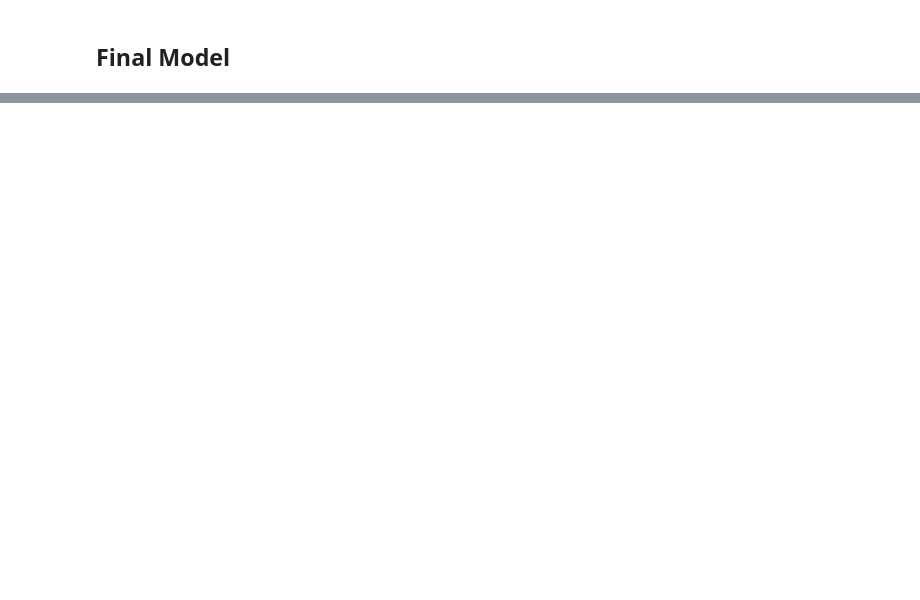
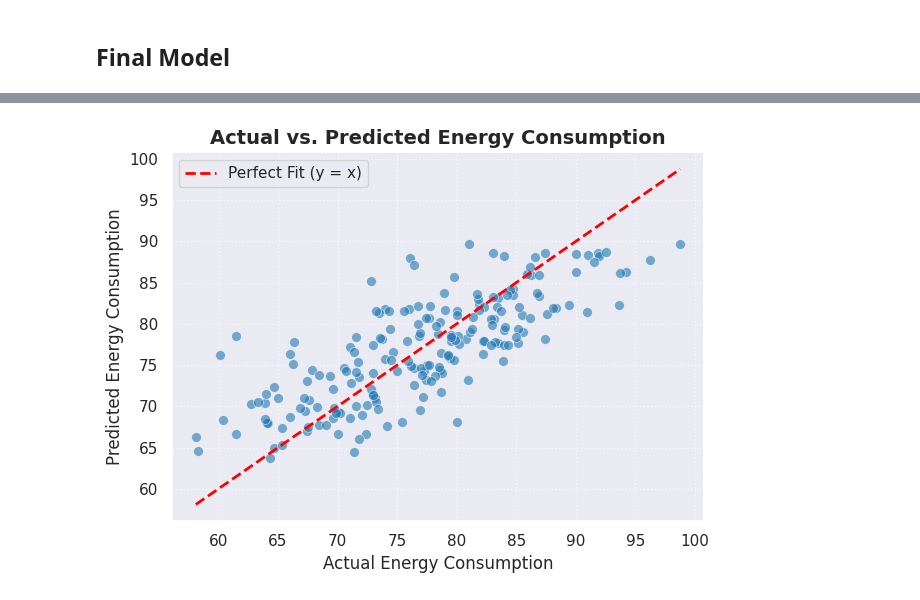
Before and after one commit to jigarkhadka/energy-consumption, a Jupyter notebook: energy-consumption-prediction.ipynb, the cells around one changed output, grey strips where cells are left out. Cells and saved outputs as stored; diff of their text form; code cells hidden in the pictures; blank space fills up the shorter version.

```diff
--- a/energy-consumption-prediction.ipynb
+++ b/energy-consumption-prediction.ipynb
@@ -366,0 +665,35 @@ print(f"--> The model is off by approx. {mean_squared_error(y_test,y_pred)**0.5:
+# %%
+# Actual Vs Predicted Values
+sns.scatterplot(
+    x=y_test,
+    y=y_pred,
+    alpha=0.6,
+    color="#1f77b4",
+    edgecolor="w",
+    s=50
+)
+
+min_val = min(y_test.min(), y_pred.min())
+max_val = max(y_test.max(), y_pred.max())
+plt.plot(
+    [min_val, max_val],
+    [min_val, max_val],
+    color="red",
+    linestyle="--",
+    linewidth=2,
+    label="Perfect Fit (y = x)"
+)
+
+plt.title("Actual vs. Predicted Energy Consumption", fontsize=14, weight="bold")
+plt.xlabel("Actual Energy Consumption", fontsize=12)
+plt.ylabel("Predicted Energy Consumption", fontsize=12)
+plt.legend(loc="upper left")
+plt.grid(True, linestyle=":", alpha=0.6)
+
+plt.tight_layout()
+
+# Save figure for GitHub README
+plt.savefig("actual_vs_predicted.png", dpi=300, bbox_inches="tight")
+plt.show()
+# %% [output]
+[figure, added]
```
Also changed, not shown: parts of 30 cells of this notebook, 6 other files.
